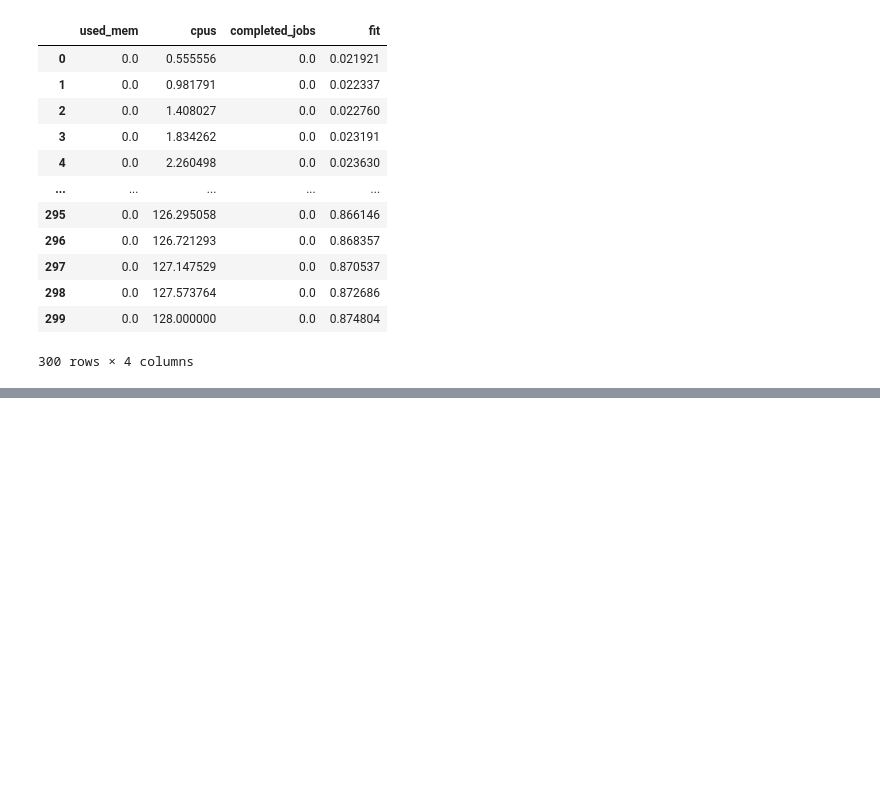
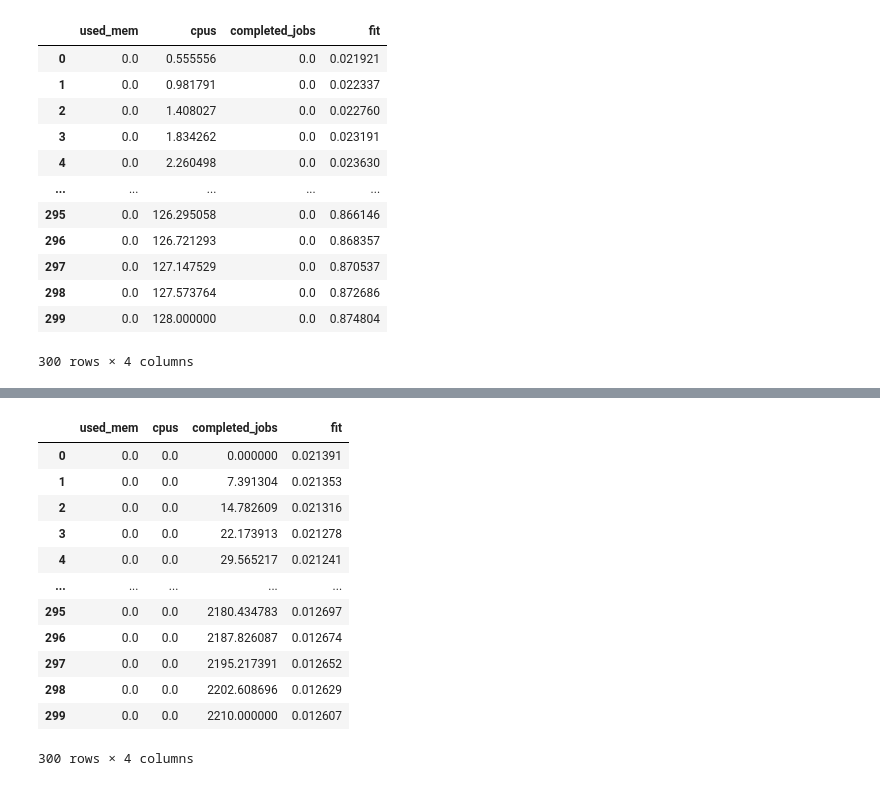
Before and after one commit to nss-data-science-cohort-8/nss-data-science-cohort-8-classroom-accre-accre, a Jupyter notebook: notebooks/andrew_branch_head.ipynb, the cells around one changed output, grey strips where cells are left out. Drawn from its saved outputs; the diff is of its cells as text; code cells hidden in the pictures; blank space fills up the shorter version.

```diff
--- a/notebooks/andrew_branch_head.ipynb
+++ b/notebooks/andrew_branch_head.ipynb
@@ -635,0 +599,13 @@ jobs
+# %%
+jobs_fit_df = pd.DataFrame({
+    'used_mem': np.linspace(start = 0,
+                         stop = 0,
+                         num = 300),
+    'cpus' : np.linspace(start = 0,
+                         stop = 0,
+                         num = 300),
+    'completed_jobs': np.linspace(start = reg_df['completed_jobs'].min(),
+                            stop = reg_df['completed_jobs'].max(),
+                            num = 300)
+})
+jobs_fit_df.head()
@@ -635,0 +619,17 @@ jobs
+# %%
+jobs_fit_df['fit'] = logit_model.predict(jobs_fit_df)
+jobs_fit_df
+# %% [output]
+|  | used_mem | cpus | completed_jobs | fit |
+| 0 | 0.0 | 0.0 | 0.000000 | 0.021391 |
+| 1 | 0.0 | 0.0 | 7.391304 | 0.021353 |
+| 2 | 0.0 | 0.0 | 14.782609 | 0.021316 |
+| 3 | 0.0 | 0.0 | 22.173913 | 0.021278 |
+| 4 | 0.0 | 0.0 | 29.565217 | 0.021241 |
+| ... | ... | ... | ... | ... |
+| 295 | 0.0 | 0.0 | 2180.434783 | 0.012697 |
+| 296 | 0.0 | 0.0 | 2187.826087 | 0.012674 |
+| 297 | 0.0 | 0.0 | 2195.217391 | 0.012652 |
+| 298 | 0.0 | 0.0 | 2202.608696 | 0.012629 |
+| 299 | 0.0 | 0.0 | 2210.000000 | 0.012607 |
+300 rows × 4 columns
```
Also changed, not shown: parts of 33 cells of this notebook.
